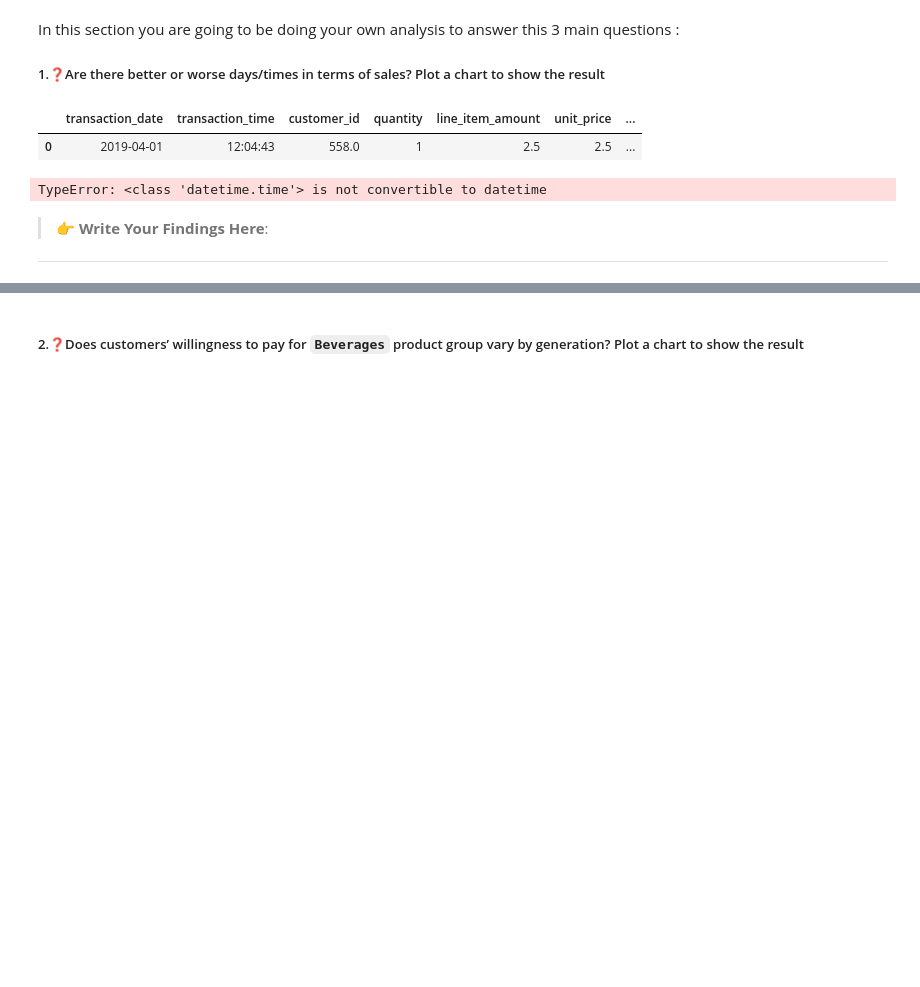
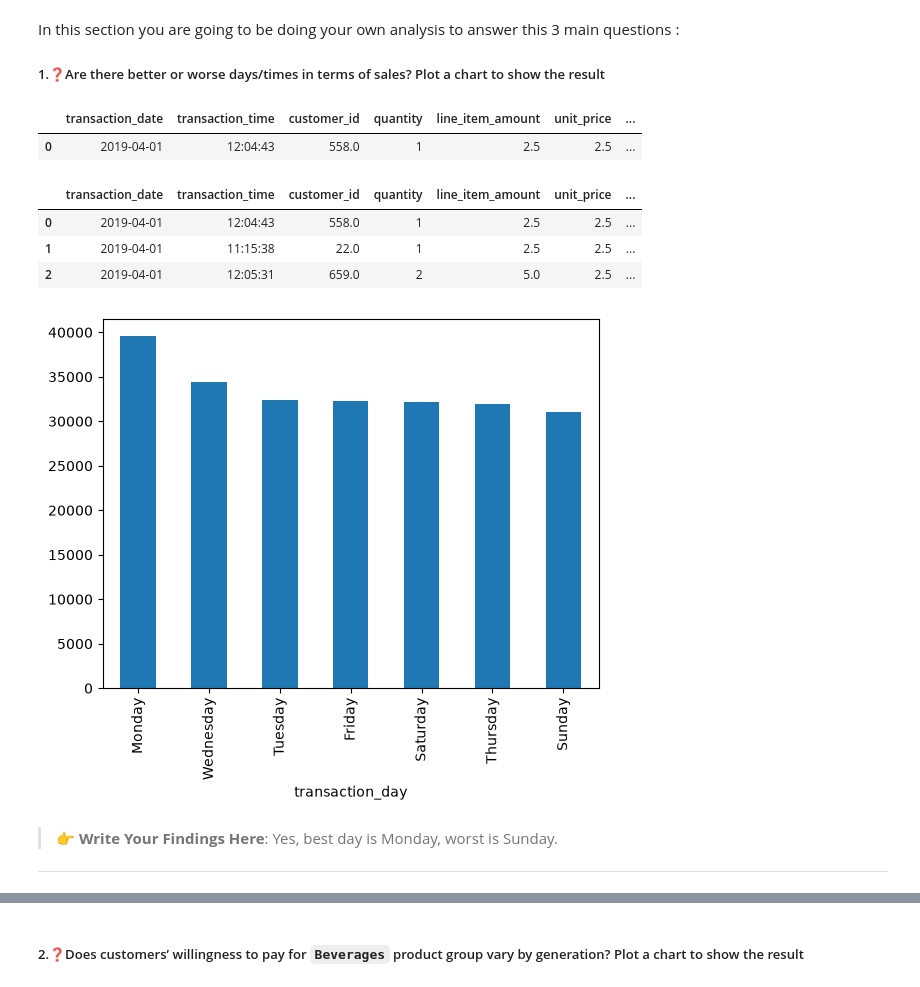
Before and after one commit to Meqdad-25/labs_projects, a Jupyter notebook: labs/3.13 Data Exploration Lab/Lab_Data_Exploration_Python-HMA-v.2.1.ipynb, the cells around one changed output, grey strips where cells are left out. Saved outputs shown, nothing was run; the diff lists cells and outputs as text; code cells hidden in the pictures; blank space fills up the shorter version.

```diff
--- a/labs/3.13 Data Exploration Lab/Lab_Data_Exploration_Python-HMA-v.2.1.ipynb
+++ b/labs/3.13 Data Exploration Lab/Lab_Data_Exploration_Python-HMA-v.2.1.ipynb
@@ -525,6 +526,5 @@ coffee_df['transaction_date'].dt.date
 # %%
 # Creating time categories function to return Morning, Noon, Evenging, Night based on transaction_time
-coffee_df['transaction_time'] = pd.to_datetime(coffee_df['transaction_time']).dt.time
 def time_cetegories(transaction_time):
     hour  = transaction_time.hour
     if 5<= hour <12:
@@ -538,14 +538,21 @@ def time_cetegories(transaction_time):
 
 # use apply to apply the time category into a new column called time_category
 coffee_df['time_category'] = coffee_df['transaction_time'].apply(time_cetegories)
+coffee_df.head(3)
 # %% [output]
-TypeError: <class 'datetime.time'> is not convertible to datetime
+|  | transaction_date | transaction_time | customer_id | quantity | line_item_amount | unit_price | ... |
+| 0 | 2019-04-01 | 12:04:43 | 558.0 | 1 | 2.5 | 2.5 | ... |
+| 1 | 2019-04-01 | 11:15:38 | 22.0 | 1 | 2.5 | 2.5 | ... |
+| 2 | 2019-04-01 | 12:05:31 | 659.0 | 2 | 5.0 | 2.5 | ... |
 # %%
 # Are there better or worse days/times in terms of sales?
-
+by_day = coffee_df.groupby('transaction_day')['line_item_amount'].sum().sort_values(ascending = False)
+by_day.plot(kind = 'bar');
 # Write your findings
+# %% [output]
+[figure, added]
 # %% [markdown]
-> 👉 **Write Your Findings Here**:
+> 👉 **Write Your Findings Here**: Yes, best day is Monday, worst is Sunday.
 -- -
 # %%
 # Are there better or worse days/times in terms of sales?
```
Also changed, not shown: parts of 7 cells of this notebook.
